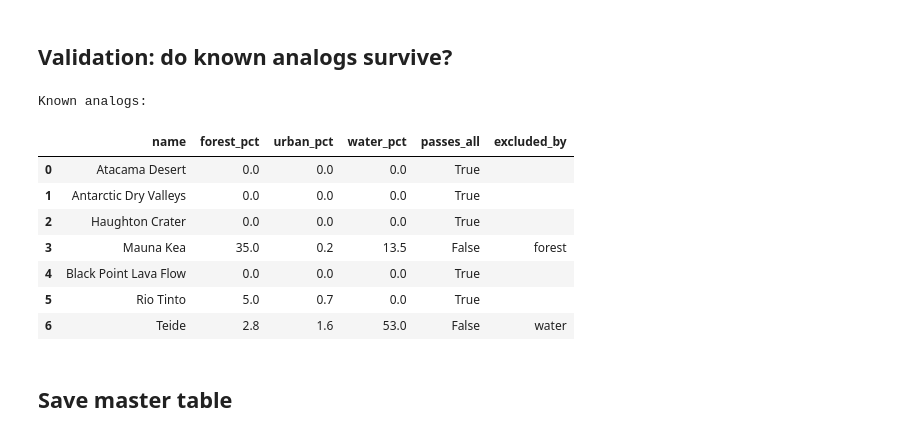
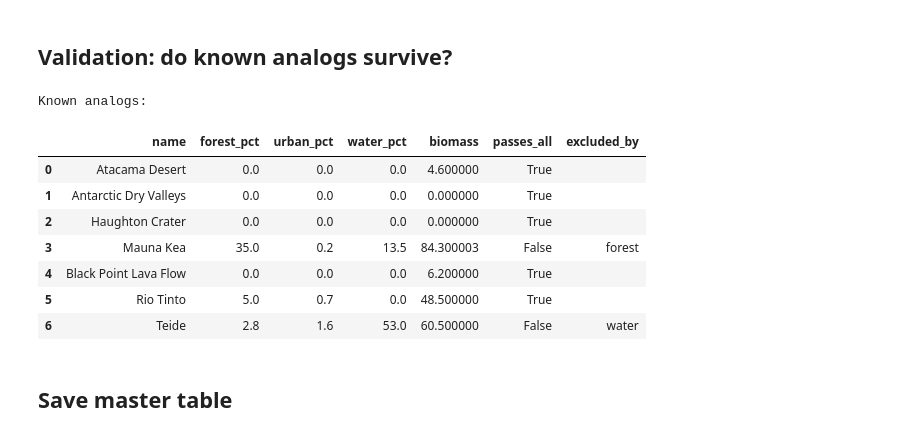
Before and after one commit to KingSherriff/NasaSpaceProject, a Jupyter notebook: notebooks/Cells filtering.ipynb, the cells around one changed output. Cells and saved outputs as stored; diff of their text form; code cells hidden in the pictures.

Commit message:
Add biomass calculation

```diff
--- a/notebooks/Cells filtering.ipynb
+++ b/notebooks/Cells filtering.ipynb
@@ -58,6 +60,25 @@ else:
                                   temporal=("2022-01-01", "2022-12-31"))
     lc_path = Path(earthaccess.download(res[:1], str(RAW / "modis_lc"))[0])
     print(f"✓ downloaded {lc_path.name}")
+
+# GEDI biomass (AGBD), full mission, 12 km
+existing_gedi = sorted(GEDI_DIR.glob("*agbd*20230316*12000m.tif"))
+if existing_gedi:
+    gedi_path = existing_gedi[0]
+    print(f"✓ already have {gedi_path.name}")
+else:
+    earthaccess.login(persist=True)
+    gedi_res = earthaccess.search_data(concept_id="C3043630107-ORNL_CLOUD")
+    names = [g["umm"]["GranuleUR"] for g in gedi_res]
+    want = [(g, n) for g, n in zip(gedi_res, names)
+            if "_agbd-" in n and "20190417_20230316" in n and n.endswith("12000m.tif")]
+    want.sort(key=lambda gn: "_vf_" not in gn[1])                  # prefer _vf_
+    if not want:
+        print("No matching AGBD file. Available biomass files:")
+        print("\n".join(n for n in names if "agbd" in n))
+        raise SystemExit("Adjust the GEDI file selection")
+    print("picked:", want[0][1])
+    gedi_path = Path(earthaccess.download([want[0][0]], str(GEDI_DIR))[0])
 # %% [output]
 ✓ already have wc2.1_10m_bio.zip
 ✓ already have MCD12C1.A2022001.061.2023244164746.hdf
@@ -101,0 +126,11 @@ Land cover bands: {'band': 17, 'y': 3600, 'x': 7200}
+# %%
+with rasterio.open(gedi_path) as src:
+    print(f"GEDI: CRS={src.crs} | bands={src.count} | nodata={src.nodata}")
+    print("GEDI band descriptions:", src.descriptions)
+    descs = src.descriptions
+mean_band = next((i + 1 for i, d in enumerate(descs) if d and "mean" in d.lower()), 1)
+print("Using GEDI band:", mean_band)
+
+gedi = rioxarray.open_rasterio(gedi_path, masked=True)
+agbd = gedi.sel(band=mean_band) if "band" in gedi.dims else gedi
+layers["biomass"] = agbd.rio.reproject_match(t05, resampling=Resampling.average)
@@ -111,6 +150,13 @@ for name, da in layers.items():
 cells = cells.dropna(subset=["temp"]).reset_index(drop=True)   # land only
 cells.insert(0, "cell_id", cell_id(cells.lat, cells.lon))
 cells["temp_p"] = cells["temp"].rank(pct=True)
+
+# biomass gap-fill outside GEDI coverage (>52° lat) for bare/ice cells
+bare = (cells.barren_pct.fillna(0) + cells.snow_pct.fillna(0)) > 80
+cells.loc[cells.biomass.isna() & bare, "biomass"] = 0.0
+cells["biomass_p"] = cells["biomass"].rank(pct=True)           # NaN stays NaN
+
 print(f"Land cells: {len(cells):,}")
+print("Biomass (Mg/ha?) summary:\n", cells.biomass.describe().round(1))
 # %% [output]
 Land cells: 95,447
@@ -156,32 +212,32 @@ Funnel:
 # %%
 analogs = pd.DataFrame([
     ("Atacama Desert",        -24.50,  -69.25),
     ("Antarctic Dry Valleys", -77.50,  162.00),
     ("Haughton Crater",        75.38,  -89.67),
     ("Mauna Kea",              19.82, -155.47),
     ("Black Point Lava Flow",  35.70, -111.40),
     ("Rio Tinto",              37.70,   -6.60),
     ("Teide",                  28.27,  -16.64),
 ], columns=["name", "lat", "lon"])
 analogs["cell_id"] = cell_id(analogs.lat, analogs.lon)
 
-check = analogs.merge(
-    cells[["cell_id", "forest_pct", "urban_pct", "water_pct", "passes_all", "excluded_by"]],
-    on="cell_id", how="left")
+cols = ["cell_id", "forest_pct", "urban_pct", "water_pct", "biomass", "passes_all", "excluded_by"]
+check = analogs.merge(cells[cols], on="cell_id", how="left")
 check["passes_all"] = check["passes_all"].fillna(False)
 check["excluded_by"] = check["excluded_by"].fillna("not a land cell")
 print("\nKnown analogs:")
-display(check[["name", "forest_pct", "urban_pct", "water_pct", "passes_all", "excluded_by"]].round(1))
+display(check[["name", "forest_pct", "urban_pct", "water_pct", "biomass",
+               "passes_all", "excluded_by"]].round(1))
 # %% [output]
 Known analogs:
-|  | name | forest_pct | urban_pct | water_pct | passes_all | excluded_by |
-| 0 | Atacama Desert | 0.0 | 0.0 | 0.0 | True |  |
-| 1 | Antarctic Dry Valleys | 0.0 | 0.0 | 0.0 | True |  |
-| 2 | Haughton Crater | 0.0 | 0.0 | 0.0 | True |  |
-| 3 | Mauna Kea | 35.0 | 0.2 | 13.5 | False | forest |
-| 4 | Black Point Lava Flow | 0.0 | 0.0 | 0.0 | True |  |
-| 5 | Rio Tinto | 5.0 | 0.7 | 0.0 | True |  |
-| 6 | Teide | 2.8 | 1.6 | 53.0 | False | water |
+|  | name | forest_pct | urban_pct | water_pct | biomass | passes_all | excluded_by |
+| 0 | Atacama Desert | 0.0 | 0.0 | 0.0 | 4.600000 | True |  |
+| 1 | Antarctic Dry Valleys | 0.0 | 0.0 | 0.0 | 0.000000 | True |  |
+| 2 | Haughton Crater | 0.0 | 0.0 | 0.0 | 0.000000 | True |  |
+| 3 | Mauna Kea | 35.0 | 0.2 | 13.5 | 84.300003 | False | forest |
+| 4 | Black Point Lava Flow | 0.0 | 0.0 | 0.0 | 6.200000 | True |  |
+| 5 | Rio Tinto | 5.0 | 0.7 | 0.0 | 48.500000 | True |  |
+| 6 | Teide | 2.8 | 1.6 | 53.0 | 60.500000 | False | water |
 # %% [markdown]
 ## Save master table
 # %%
```
Also changed, not shown: parts of 5 cells of this notebook.
